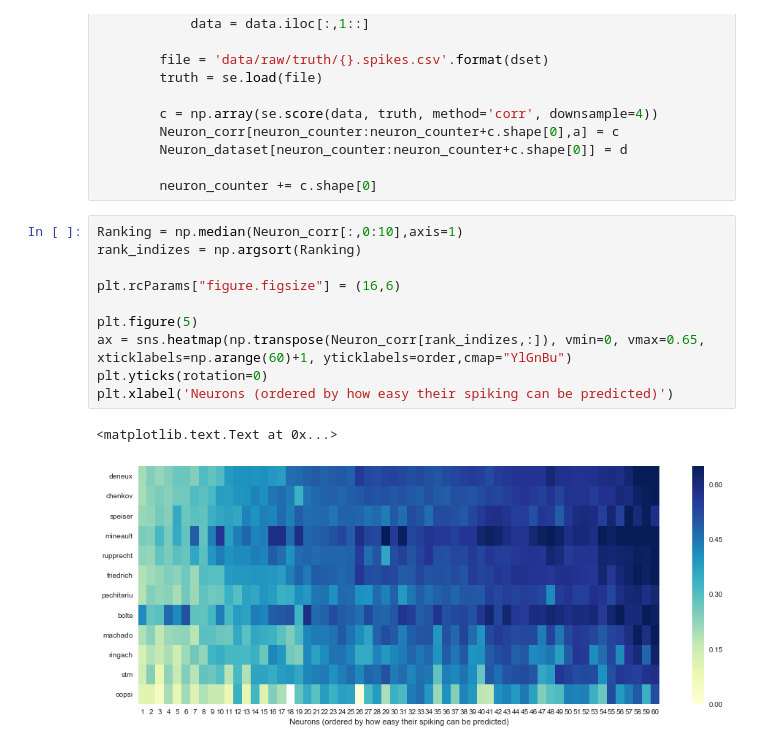
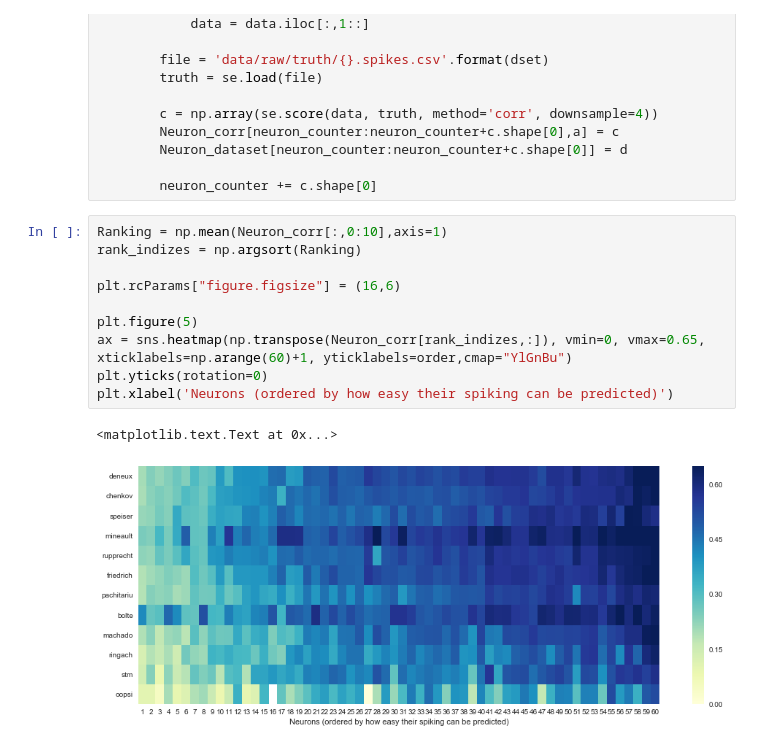
Before and after one commit to berenslab/spikefinder_analysis, a Jupyter notebook: Supplementary analysis.ipynb, the cells around one changed output. Cells and saved outputs as stored; diff of their text form.

```diff
--- a/Supplementary analysis.ipynb
+++ b/Supplementary analysis.ipynb
@@ -243,15 +243,15 @@ for a, algo in enumerate(order):
 
         neuron_counter += c.shape[0]
 # %%
-Ranking = np.median(Neuron_corr[:,0:10],axis=1)
+Ranking = np.mean(Neuron_corr[:,0:10],axis=1)
 rank_indizes = np.argsort(Ranking)
 
 plt.rcParams["figure.figsize"] = (16,6)
 
 plt.figure(5)
 ax = sns.heatmap(np.transpose(Neuron_corr[rank_indizes,:]), vmin=0, vmax=0.65, xticklabels=np.arange(60)+1, yticklabels=order,cmap="YlGnBu")
 plt.yticks(rotation=0)
 plt.xlabel('Neurons (ordered by how easy their spiking can be predicted)')
 # %% [output]
 <matplotlib.text.Text at 0x...>
-[figure, old version]
+[figure, new version]
```
Also changed, not shown: parts of 2 cells of this notebook.
